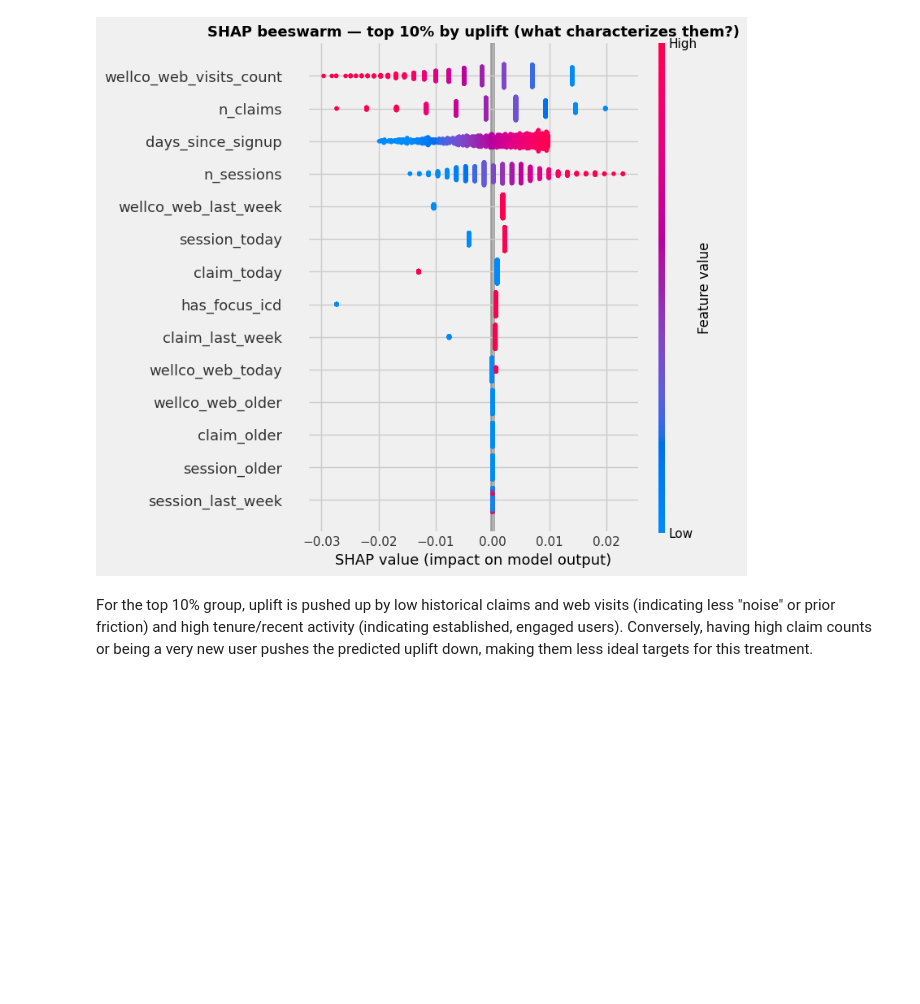
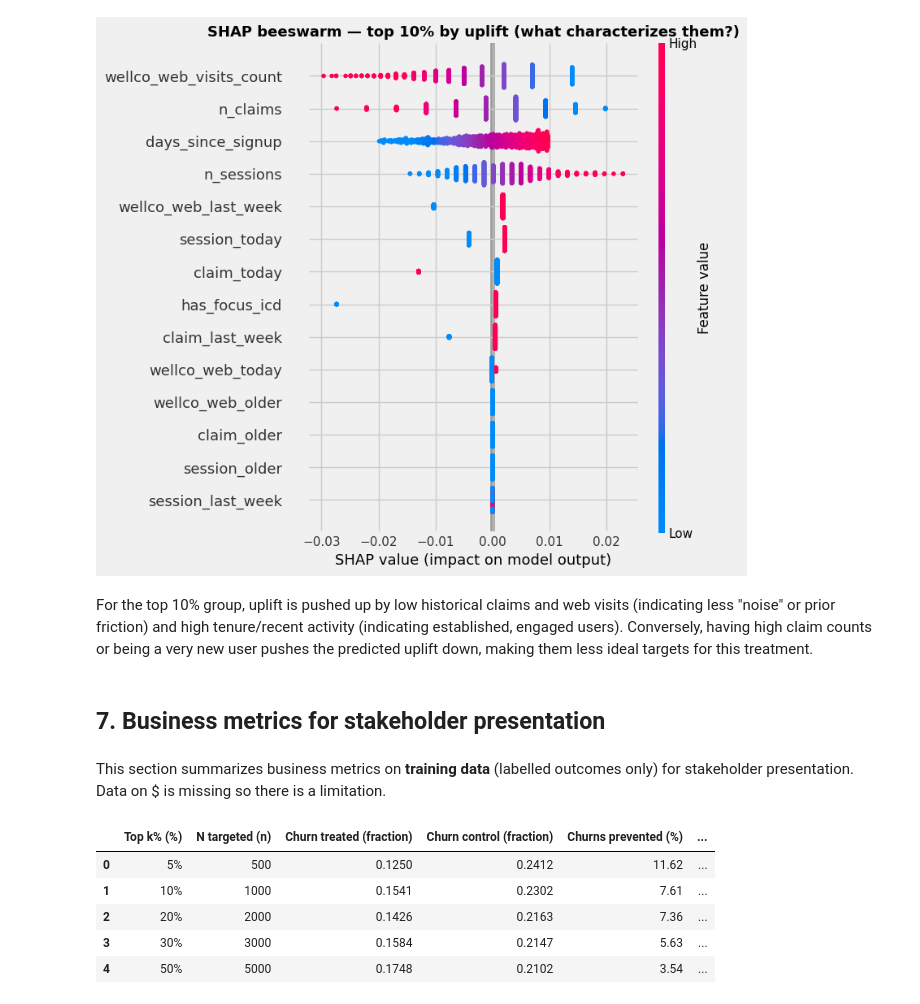
Before and after one commit to Noa-Gilad/Uplift-Modeling-Churn-Prevention, a Jupyter notebook: src/uplift_churn_prediction.ipynb, the cells around one changed output. Drawn from its saved outputs; the diff is of its cells as text; code cells hidden in the pictures; blank space fills up the shorter version.

```diff
--- a/src/uplift_churn_prediction.ipynb
+++ b/src/uplift_churn_prediction.ipynb
@@ -595,3 +576,23 @@ plt.show()
 [figure]
 # %% [markdown]
 For the top 10% group, uplift is pushed up by low historical claims and web visits (indicating less "noise" or prior friction) and high tenure/recent activity (indicating established, engaged users). Conversely, having high claim counts or being a very new user pushes the predicted uplift down, making them less ideal targets for this treatment.
+# %% [markdown]
+## 7. Business metrics for stakeholder presentation
+# %% [markdown]
+This section summarizes business metrics on **training data** (labelled outcomes only) for stakeholder presentation. Data on $ is missing so there is a limitation.
+# %%
+# Targeting fractions for the summary table
+KS = [0.05, 0.10, 0.20, 0.30, 0.50]
+
+# Train segments and summary table (training data only)
+train_baseline = predict_baseline_control(final_model, X.values)
+train_segments = assign_segments(train_uplift_scores, baseline_scores=train_baseline)
+summary_df = build_business_metrics_summary(y, treatment, train_uplift_scores, ks=KS)
+display(summary_df)
+# %% [output]
+|  | Top k% (%) | N targeted (n) | Churn treated (fraction) | Churn control (fraction) | Churns prevented (%) | ... |
+| 0 | 5% | 500 | 0.1250 | 0.2412 | 11.62 | ... |
+| 1 | 10% | 1000 | 0.1541 | 0.2302 | 7.61 | ... |
+| 2 | 20% | 2000 | 0.1426 | 0.2163 | 7.36 | ... |
+| 3 | 30% | 3000 | 0.1584 | 0.2147 | 5.63 | ... |
+| 4 | 50% | 5000 | 0.1748 | 0.2102 | 3.54 | ... |
```
Also changed, not shown: parts of 3 cells of this notebook, 1 other file.
